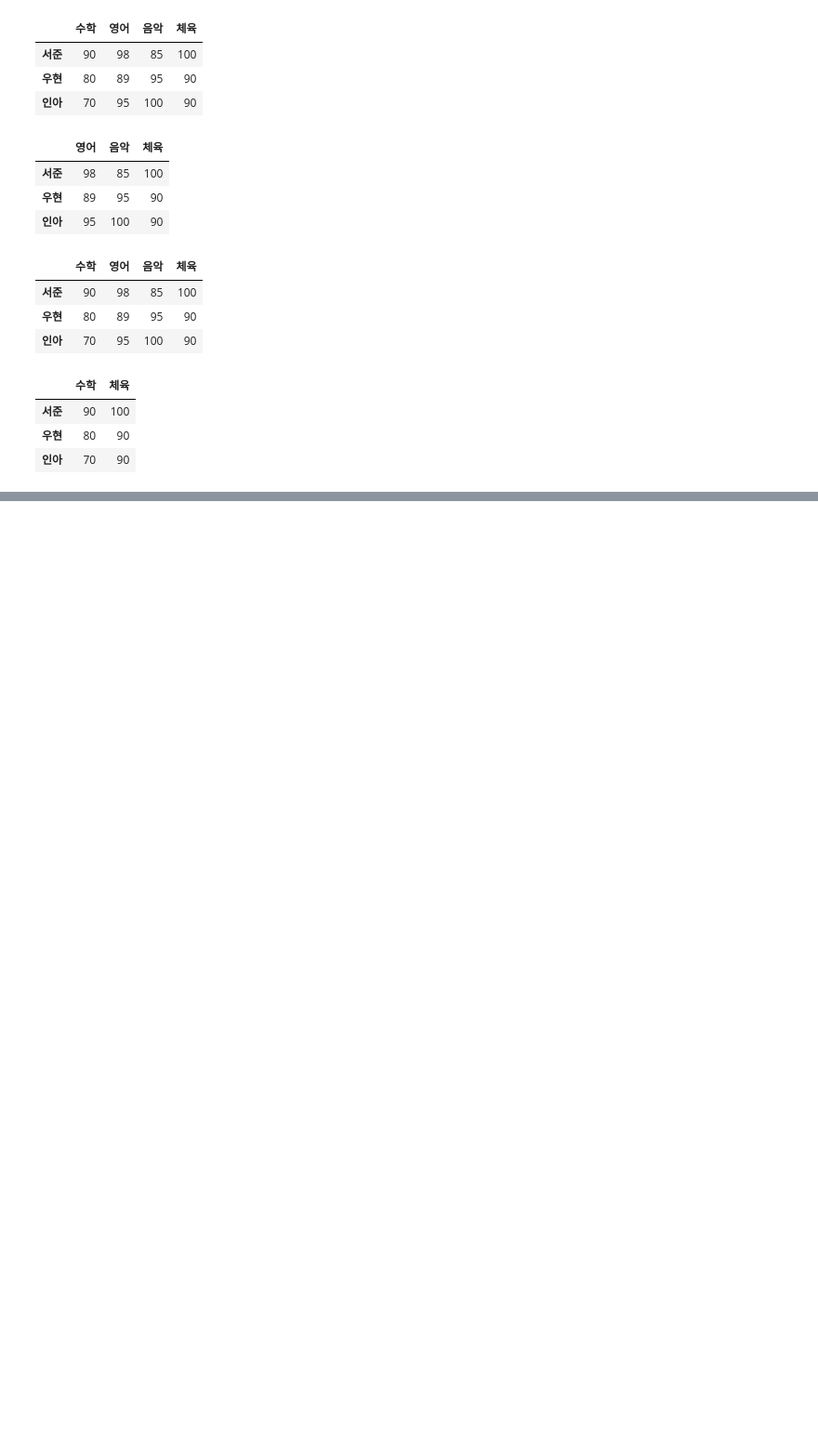
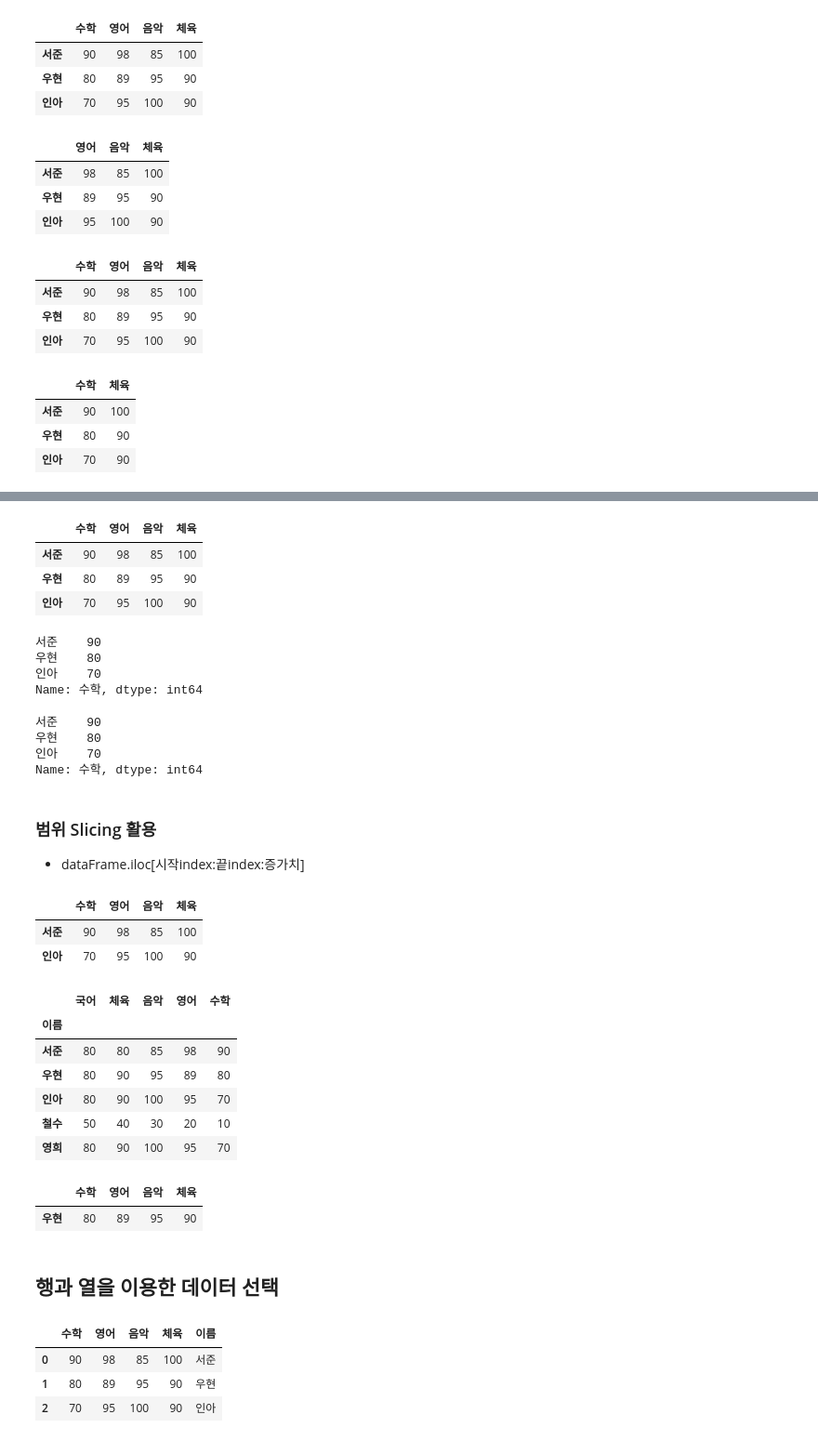
Before and after one commit to bjKim2/python_tj, a Jupyter notebook: 3.DataAnalysis/Note/03.Pandas.ipynb, the cells around one changed output, grey strips where cells are left out. Shown: that part at 93% size. Cells and saved outputs as stored; diff of their text form; code cells hidden in the pictures; blank space fills up the shorter version.

```diff
--- a/3.DataAnalysis/Note/03.Pandas.ipynb
+++ b/3.DataAnalysis/Note/03.Pandas.ipynb
@@ -167,0 +273,62 @@ df5
+# %%
+df
+# %% [output]
+|  | 수학 | 영어 | 음악 | 체육 |
+| 서준 | 90 | 98 | 85 | 100 |
+| 우현 | 80 | 89 | 95 | 90 |
+| 인아 | 70 | 95 | 100 | 90 |
+# %%
+df['수학']
+# %% [output]
+서준    90
+우현    80
+인아    70
+Name: 수학, dtype: int64
+# %%
+df.수학
+# %% [output]
+서준    90
+우현    80
+인아    70
+Name: 수학, dtype: int64
+# %% [markdown]
+### 범위 Slicing 활용
+- dataFrame.iloc[시작index:끝index:증가치]
+# %%
+df.iloc[::2]
+# %% [output]
+|  | 수학 | 영어 | 음악 | 체육 |
+| 서준 | 90 | 98 | 85 | 100 |
+| 인아 | 70 | 95 | 100 | 90 |
+# %%
+df.iloc[:,::-1]
+# %% [output]
+|  | 국어 | 체육 | 음악 | 영어 | 수학 |
+| 이름 |  |  |  |  |  |
+| 서준 | 80 | 80 | 85 | 98 | 90 |
+| 우현 | 80 | 90 | 95 | 89 | 80 |
+| 인아 | 80 | 90 | 100 | 95 | 70 |
+| 철수 | 50 | 40 | 30 | 20 | 10 |
+| 영희 | 80 | 90 | 100 | 95 | 70 |
+# %%
+df.iloc[1:3:2]
+# %% [output]
+|  | 수학 | 영어 | 음악 | 체육 |
+| 우현 | 80 | 89 | 95 | 90 |
+# %% [markdown]
+## 행과 열을 이용한 데이터 선택
+# %%
+dic = {
+    '수학':[90,80,70],
+    '영어':[98,89,95],
+    '음악':[85,95,100],
+    '체육':[100,90,90],
+    '이름':['서준','우현','인아']
+}
+df = pd.DataFrame(dic)
+df
+# %% [output]
+|  | 수학 | 영어 | 음악 | 체육 | 이름 |
+| 0 | 90 | 98 | 85 | 100 | 서준 |
+| 1 | 80 | 89 | 95 | 90 | 우현 |
+| 2 | 70 | 95 | 100 | 90 | 인아 |
```
Also changed, not shown: parts of 42 cells of this notebook, 23 other files.
